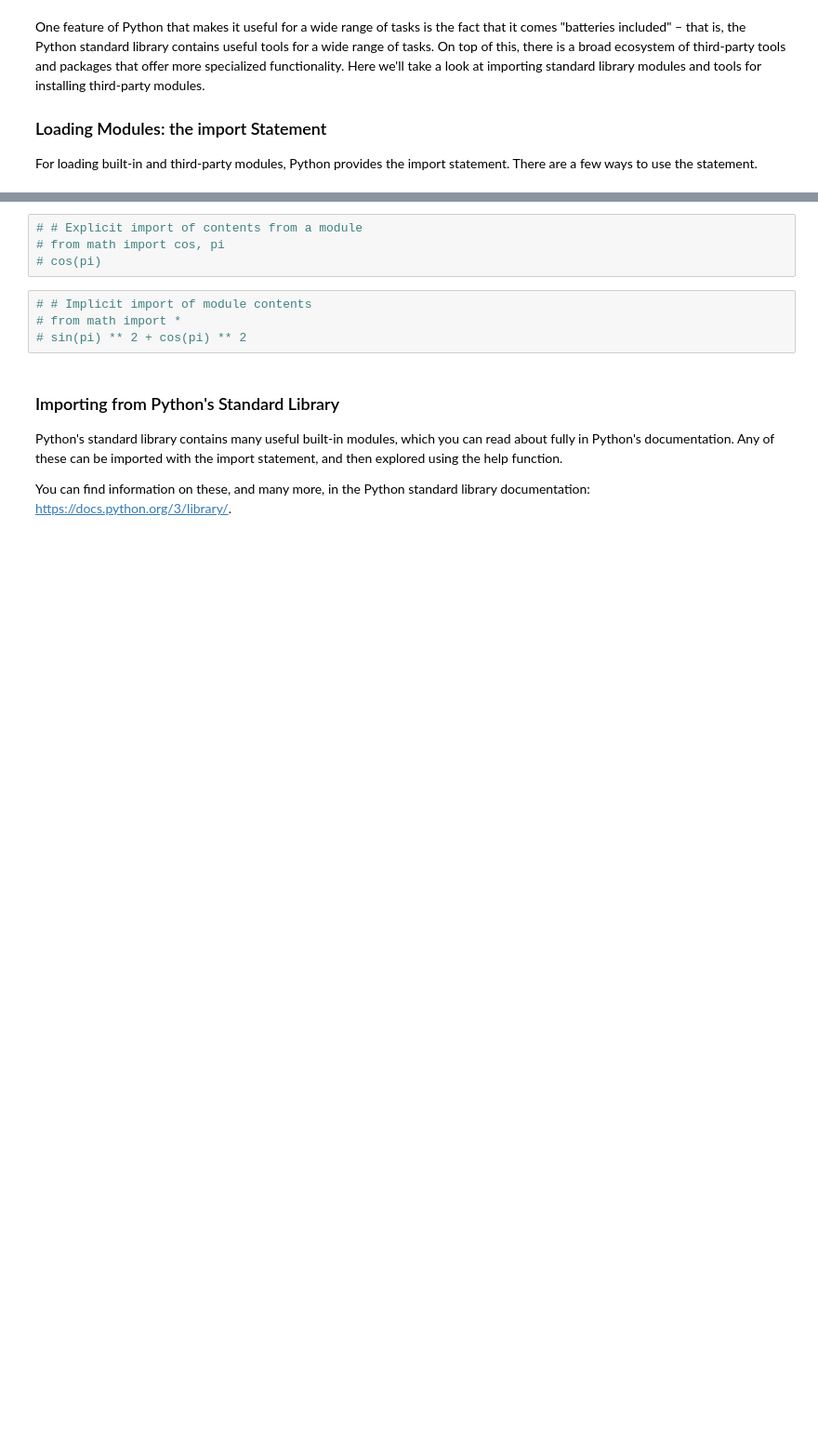
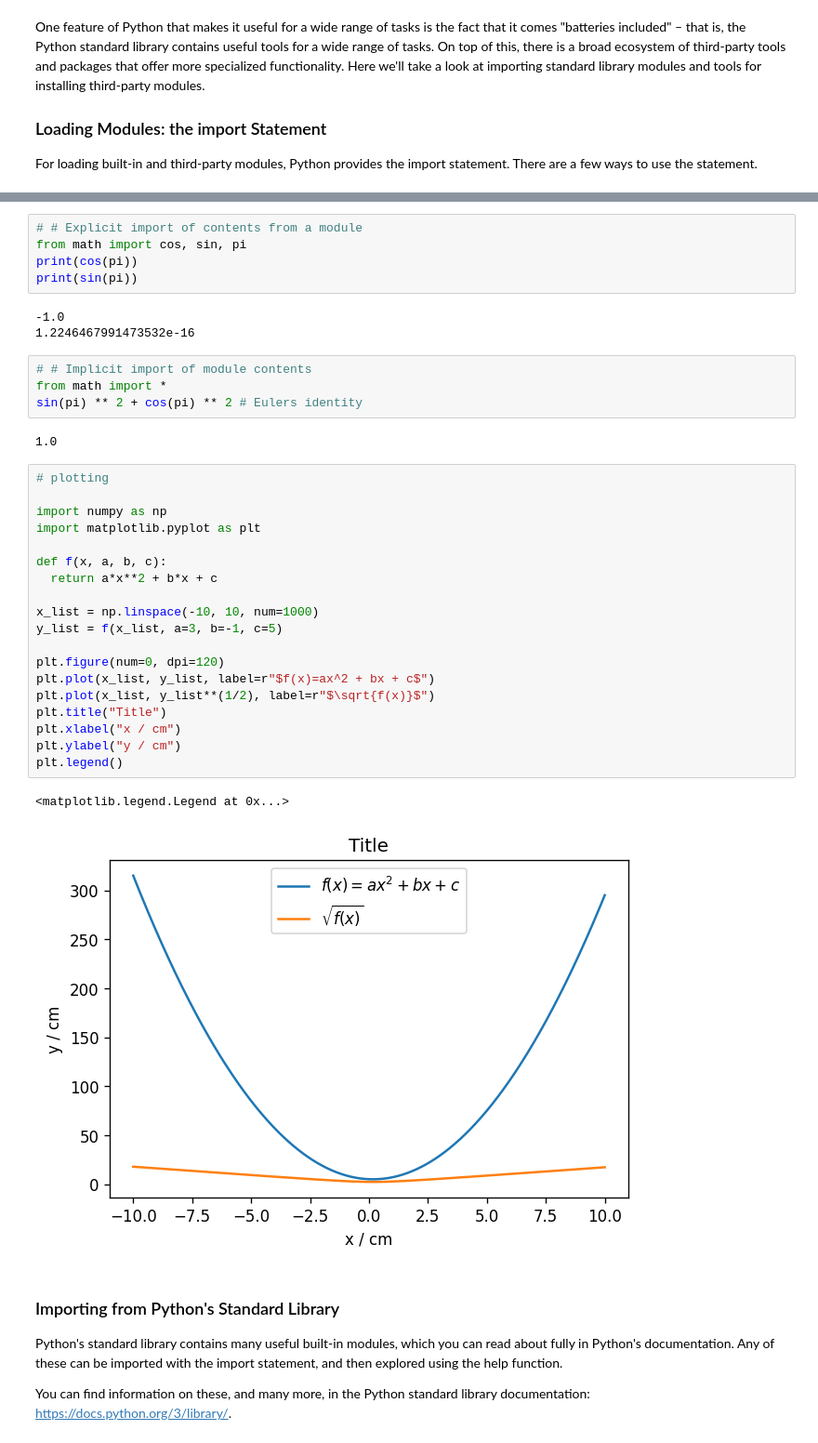
Before and after one commit to marco-finger/DSF-FS22-MarcoFinger, a Jupyter notebook: 03_Basic_Python_2.ipynb, the cells around one changed output, grey strips where cells are left out. Shown at 93% size. Cells and saved outputs as stored; diff of their text form; blank space fills up the shorter version.

```diff
--- a/03_Basic_Python_2.ipynb
+++ b/03_Basic_Python_2.ipynb
@@ -741,11 +749,39 @@ For loading built-in and third-party modules, Python provides the import stateme
 # %%
 # # Explicit import of contents from a module
-# from math import cos, pi
-# cos(pi)
+from math import cos, sin, pi
+print(cos(pi))
+print(sin(pi))
+# %% [output]
+-1.0
+1.2246467991473532e-16
 # %%
 # # Implicit import of module contents
-# from math import *
-# sin(pi) ** 2 + cos(pi) ** 2
+from math import *
+sin(pi) ** 2 + cos(pi) ** 2 # Eulers identity
+# %% [output]
+1.0
+# %%
+# plotting
+
+import numpy as np
+import matplotlib.pyplot as plt
+
+def f(x, a, b, c):
+  return a*x**2 + b*x + c
+
+x_list = np.linspace(-10, 10, num=1000)
+y_list = f(x_list, a=3, b=-1, c=5)
+
+plt.figure(num=0, dpi=120)
+plt.plot(x_list, y_list, label=r"$f(x)=ax^2 + bx + c$")
+plt.plot(x_list, y_list**(1/2), label=r"$\sqrt{f(x)}$")
+plt.title("Title")
+plt.xlabel("x / cm")
+plt.ylabel("y / cm")
+plt.legend()
+# %% [output]
+<matplotlib.legend.Legend at 0x...>
+[figure, added]
 # %% [markdown]
 
 ### Importing from Python's Standard Library
```
Also changed, not shown: parts of 4 cells of this notebook.
